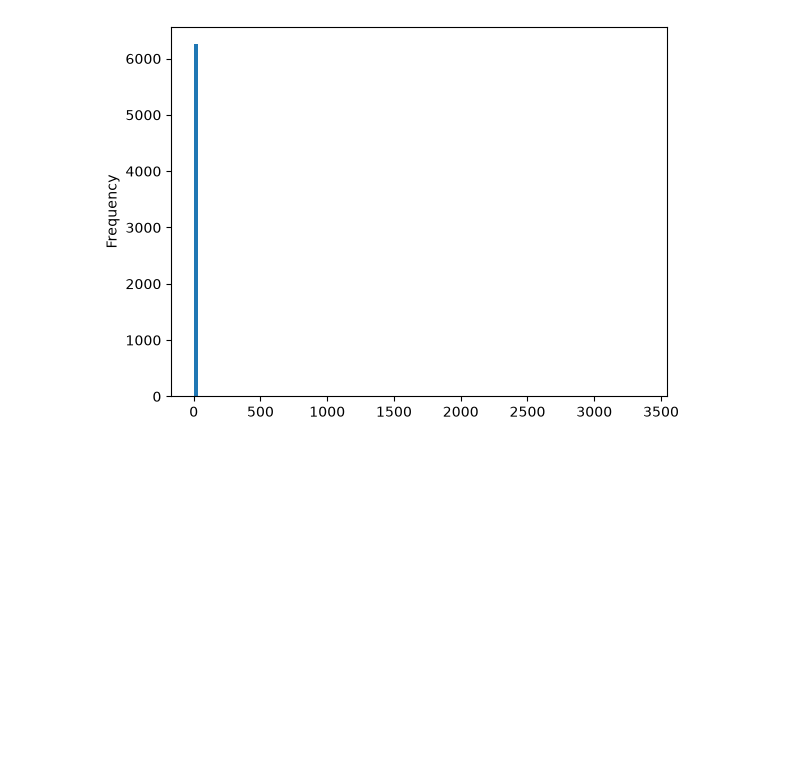
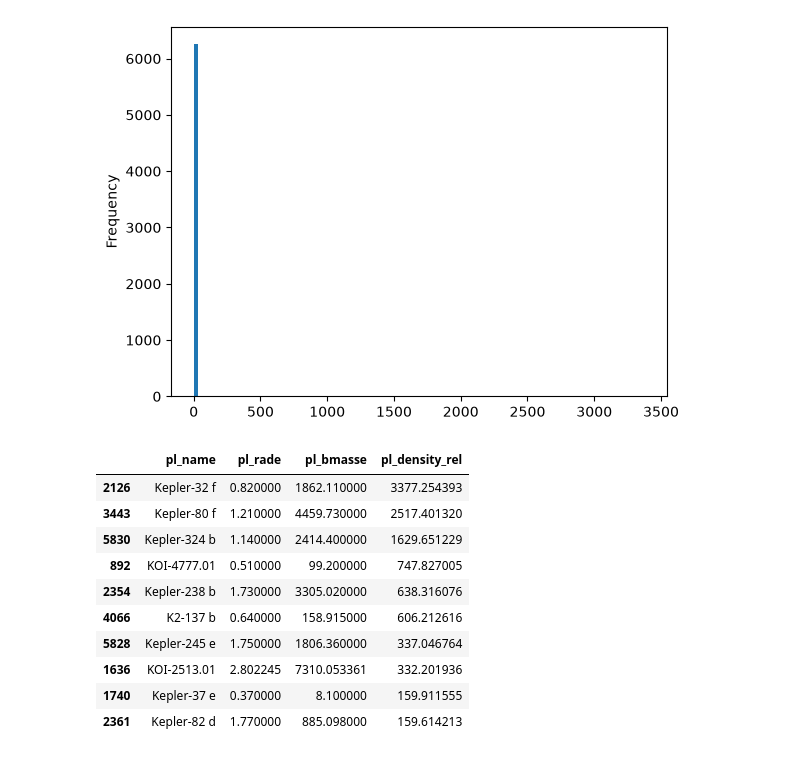
Before and after one commit to jhonatanaburto5-maker/machine-learning, a Jupyter notebook: notebooks/01_exoplanets_eda.ipynb, the cells around one changed output. Cells and saved outputs as stored; diff of their text form; code cells hidden in the pictures; blank space fills up the shorter version.

```diff
--- a/notebooks/01_exoplanets_eda.ipynb
+++ b/notebooks/01_exoplanets_eda.ipynb
@@ -281,3 +281,22 @@ df_density["pl_density_rel"].plot.hist(bins=100)
 # %% [output]
 <Axes: ylabel='Frequency'>
 [figure]
+# %%
+df[[
+    "pl_name",
+    "pl_rade",
+    "pl_bmasse",
+    "pl_density_rel"
+]].sort_values(by="pl_density_rel",ascending=False).head(10)
+# %% [output]
+|  | pl_name | pl_rade | pl_bmasse | pl_density_rel |
+| 2126 | Kepler-32 f | 0.820000 | 1862.110000 | 3377.254393 |
+| 3443 | Kepler-80 f | 1.210000 | 4459.730000 | 2517.401320 |
+| 5830 | Kepler-324 b | 1.140000 | 2414.400000 | 1629.651229 |
+| 892 | KOI-4777.01 | 0.510000 | 99.200000 | 747.827005 |
+| 2354 | Kepler-238 b | 1.730000 | 3305.020000 | 638.316076 |
+| 4066 | K2-137 b | 0.640000 | 158.915000 | 606.212616 |
+| 5828 | Kepler-245 e | 1.750000 | 1806.360000 | 337.046764 |
+| 1636 | KOI-2513.01 | 2.802245 | 7310.053361 | 332.201936 |
+| 1740 | Kepler-37 e | 0.370000 | 8.100000 | 159.911555 |
+| 2361 | Kepler-82 d | 1.770000 | 885.098000 | 159.614213 |
```
Also changed, not shown: parts of 1 cell of this notebook.
